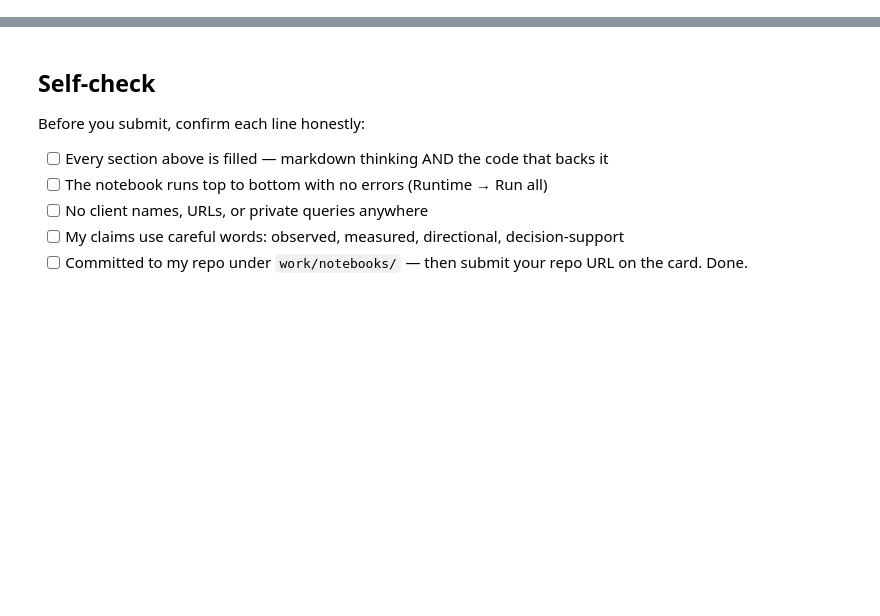
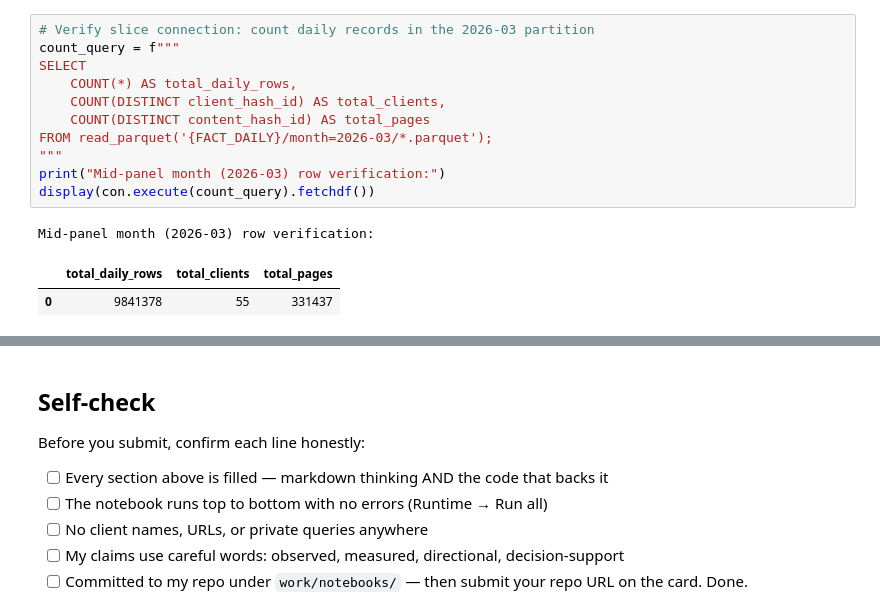
Before and after one commit to Venomm777/FlyAi, a Jupyter notebook: work/notebooks/w03_data_contract.ipynb, the cells around one changed output, grey strips where cells are left out. Drawn from its saved outputs; the diff is of its cells as text; blank space fills up the shorter version.

```diff
--- a/work/notebooks/w03_data_contract.ipynb
+++ b/work/notebooks/w03_data_contract.ipynb
@@ -36,0 +46,15 @@ This skeleton is yours to fill. Work the sections **in order** — each one has
+# %%
+# Verify slice connection: count daily records in the 2026-03 partition
+count_query = f"""
+SELECT
+    COUNT(*) AS total_daily_rows,
+    COUNT(DISTINCT client_hash_id) AS total_clients,
+    COUNT(DISTINCT content_hash_id) AS total_pages
+FROM read_parquet('{FACT_DAILY}/month=2026-03/*.parquet');
+"""
+print("Mid-panel month (2026-03) row verification:")
+display(con.execute(count_query).fetchdf())
+# %% [output]
+Mid-panel month (2026-03) row verification:
+|  | total_daily_rows | total_clients | total_pages |
+| 0 | 9841378 | 55 | 331437 |
```
Also changed, not shown: parts of 17 cells of this notebook.
